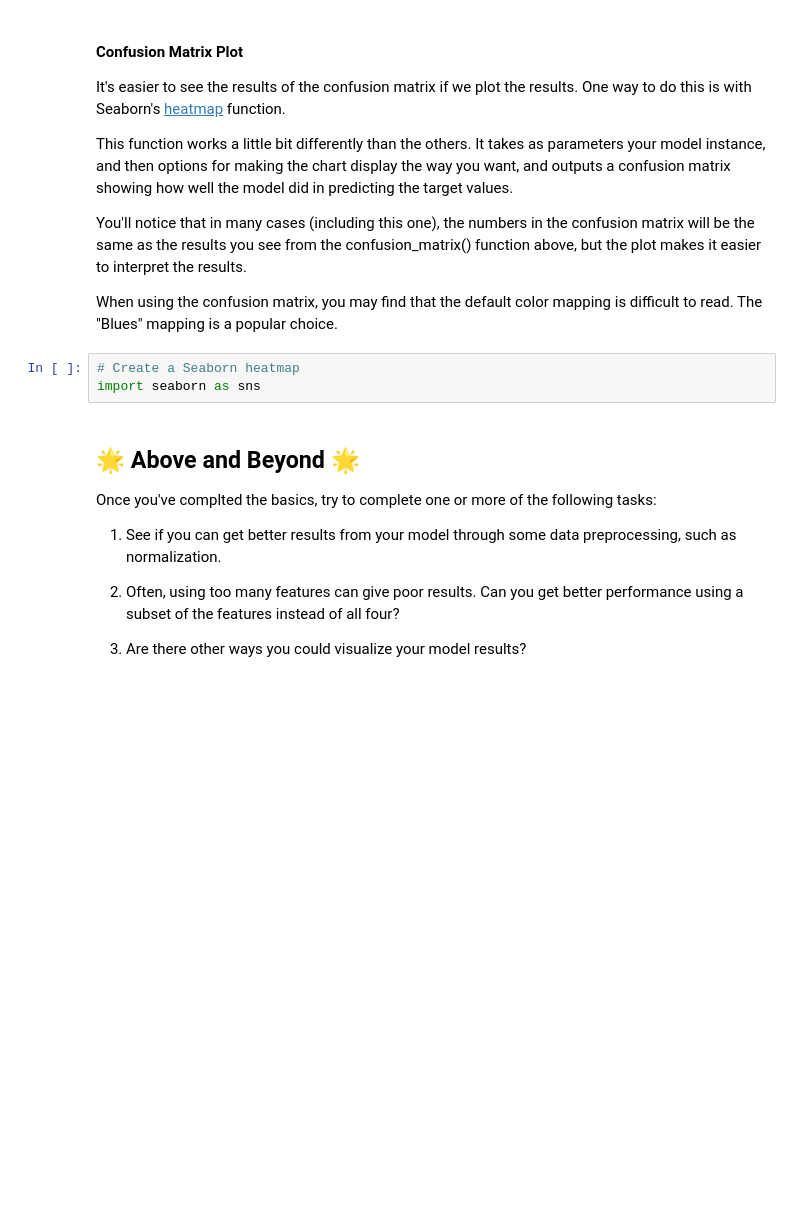
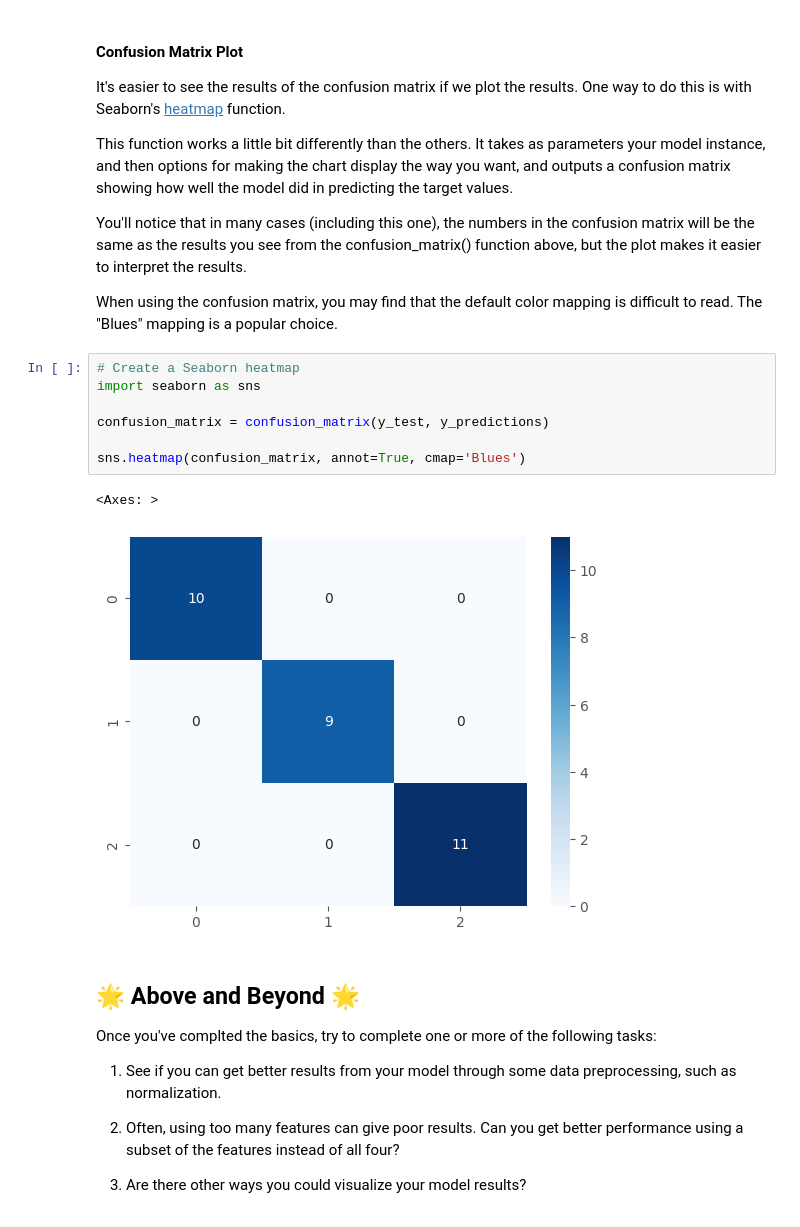
Before and after one commit to congardiner/ML-Projects, a Jupyter notebook: notebooks/Exploration_04.ipynb, the cells around one changed output. Drawn from its saved outputs; the diff is of its cells as text; blank space fills up the shorter version.

```diff
--- a/notebooks/Exploration_04.ipynb
+++ b/notebooks/Exploration_04.ipynb
@@ -358,6 +358,13 @@ When using the confusion matrix, you may find that the default color mapping is
 # %%
 # Create a Seaborn heatmap
 import seaborn as sns
+
+confusion_matrix = confusion_matrix(y_test, y_predictions)
+
+sns.heatmap(confusion_matrix, annot=True, cmap='Blues')
+# %% [output]
+<Axes: >
+[figure, added]
 # %% [markdown]
 ## 🌟 Above and Beyond 🌟
 
```
